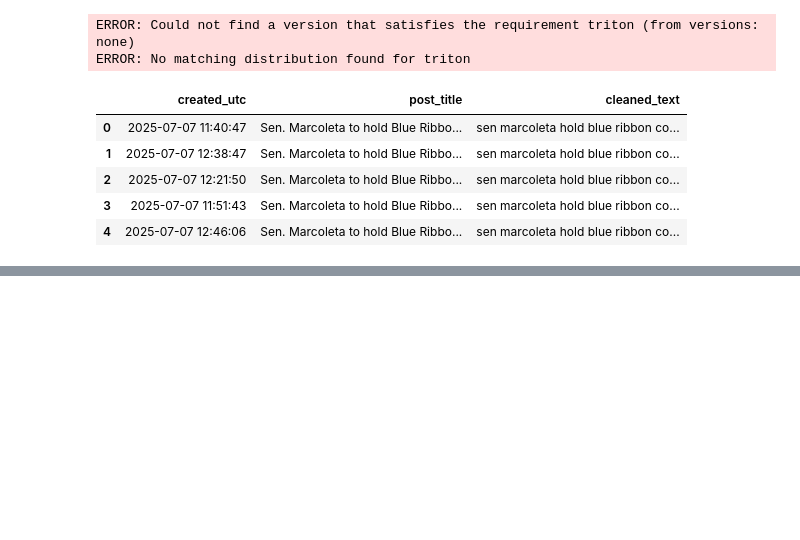
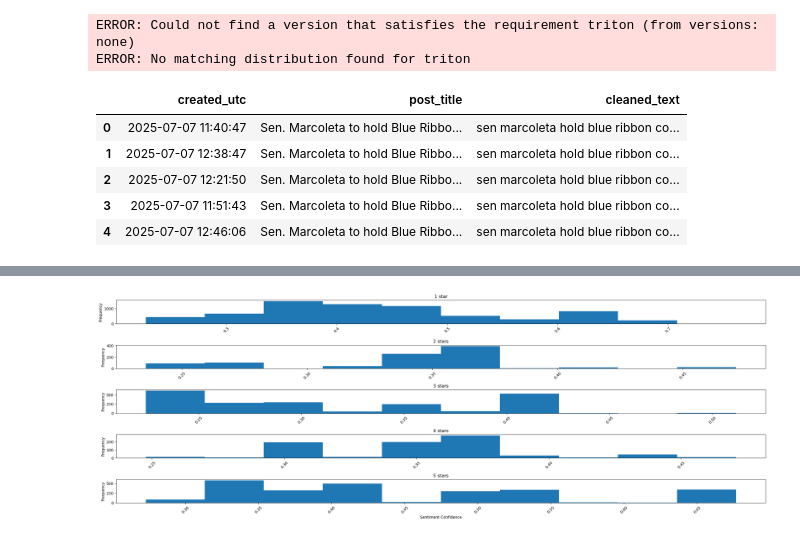
Before and after one commit to louis-uwie/philippine-agriculture-reddit-analysis, a Jupyter notebook: Binwag - PhilippineRedditAgricultureAnalysis/notebook/02-wordembeddings.ipynb, the cells around one changed output, grey strips where cells are left out. Saved outputs shown, nothing was run; the diff lists cells and outputs as text; code cells hidden in the pictures; blank space fills up the shorter version.

```diff
--- a/Binwag - PhilippineRedditAgricultureAnalysis/notebook/02-wordembeddings.ipynb
+++ b/Binwag - PhilippineRedditAgricultureAnalysis/notebook/02-wordembeddings.ipynb
@@ -577,0 +646,22 @@ Xet Storage is enabled for this repo, but the 'hf_xet' package is not installed.
+# %%
+# Histogram of sentiment confidence along with the sentiment
+fig, ax = plt.subplots(5, figsize=(30, 10))
+
+short_title['sentiment_confidence'].hist(
+  by=short_title['sentiment'],
+  ax=ax,
+)
+
+# Add more space between subplots
+plt.subplots_adjust(hspace=0.9)
+
+# Set labels
+ax[4].set_xlabel('Sentiment Confidence')
+for a in ax:
+  a.set_ylabel('Frequency')
+  # 45 degree angle for x-axis labels
+  a.tick_params(axis='x', rotation=45)
+
+plt.show()
+# %% [output]
+[figure, added]
```
Also changed, not shown: parts of 45 cells of this notebook, 1 other file.
